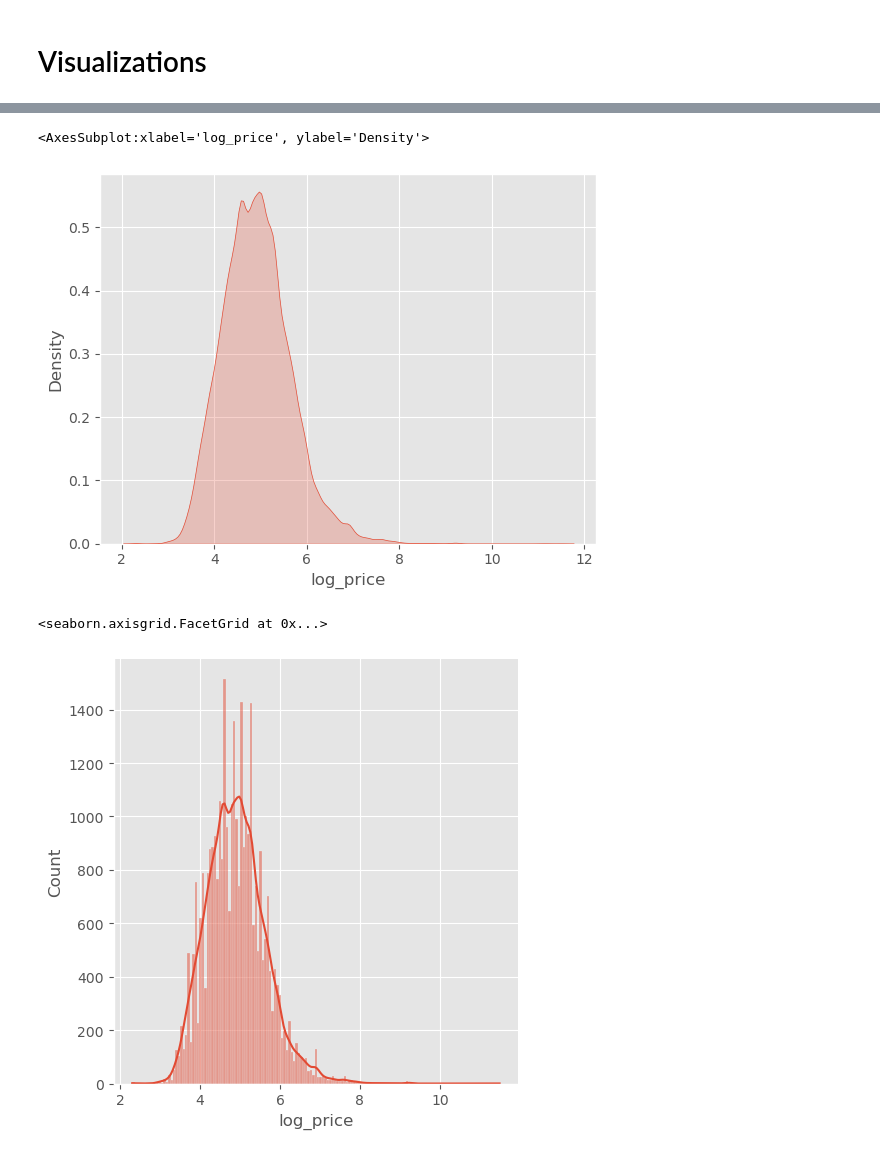
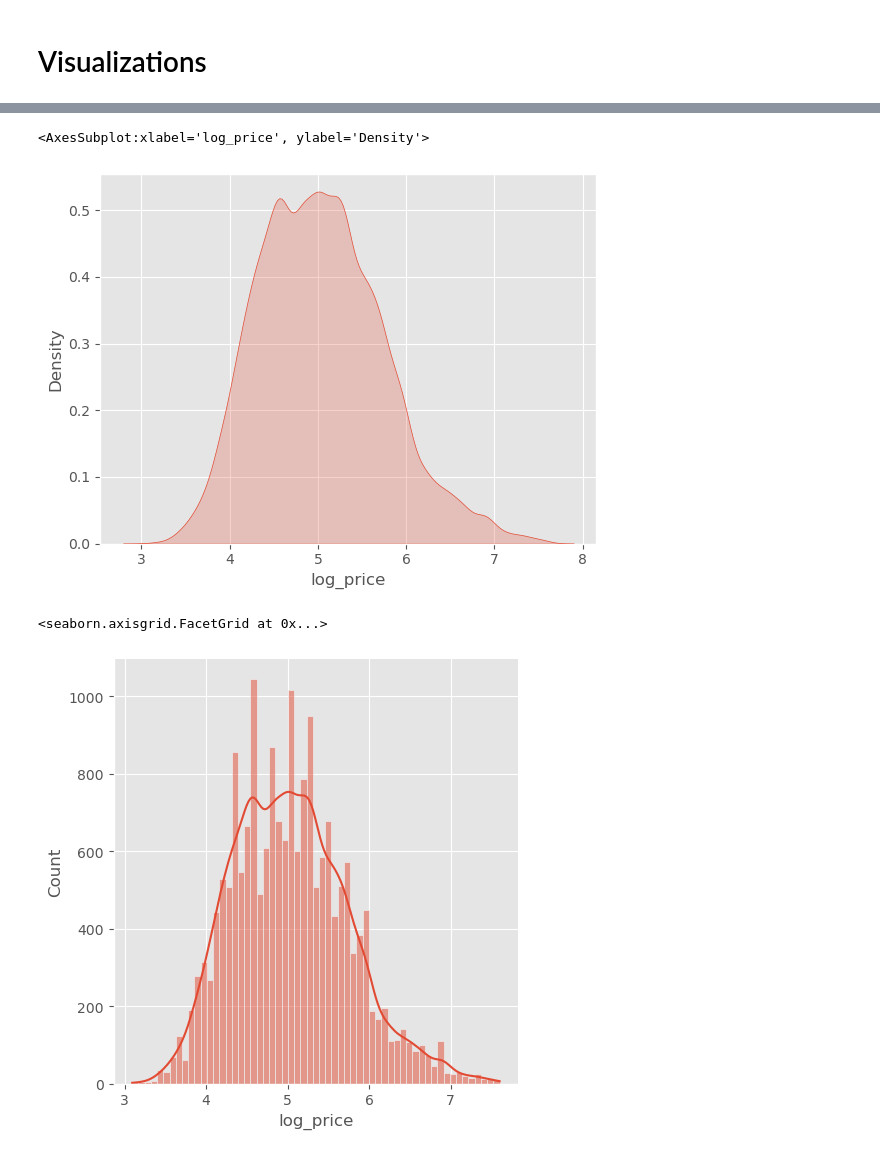
Before and after one commit to liu-roger/data_visualization_project, a Jupyter notebook: visualizations/log_price_histograms.ipynb, the cells around one changed output, grey strips where cells are left out. Saved outputs shown, nothing was run; the diff lists cells and outputs as text; code cells hidden in the pictures.

```diff
--- a/visualizations/log_price_histograms.ipynb
+++ b/visualizations/log_price_histograms.ipynb
@@ -14,14 +16,11 @@ import seaborn as sns
 # %% [markdown]
 # Loading and Preparing Datasets
 # %%
-# Kept the original dataset
-listingsNYC = pd.read_csv('listings.csv', dtype=object)
-
 # Dropping all of the columns which we will not use
-listingsNYC= listingsNYC.drop(['last_review','license','latitude','longitude','host_name'], axis=1)
+# listingsNYC= listingsNYC.drop(['last_review','license','latitude','longitude','host_name'], axis=1)
 
 # Dropping all rows with any 'Nan' values in them
-listingsNYC.dropna(axis=0, how='any', inplace=True)
+# listingsNYC.dropna(axis=0, how='any', inplace=True)
 data_types_dict = {
     'price':'int64',
     'minimum_nights':'int64',
@@ -38,6 +37,6 @@ listingsNYC = listingsNYC.astype(data_types_dict)
 # creating a price per stay (ppn) column with the price and minimim nights columns and rounding to 2 decimal places.
 # This is a float dtype
 listingsNYC['pps'] = (listingsNYC['price'] * listingsNYC['minimum_nights']).round(2)
-listingsNYC['neighbourhood'].unique().shape[0]
-listingsNYC
+df = listingsNYC.copy(deep=True)
+listingsNYC.describe()
 # %% [output]
@@ -57,7 +68,11 @@ listingsNYC
 # %% [markdown]
 ### Removing Outliers
 # %%
-# check for outliers
-describe_df = listingsNYC.describe()
-describe_df
+df = listingsNYC[(listingsNYC['price']<2000) & (listingsNYC['price']>20) & (listingsNYC['minimum_nights'] < 30)]
+df.loc[:,'log_pps']= np.log(df['pps'])
+df.loc[:,'log_price']=np.log(listingsNYC['price'])
+df['is_budget'] = df['log_pps'].apply(lambda x: 1 if x < 6.69864257 else 0)
+df['is_luxury'] = df['log_pps'].apply(lambda x: 1 if x > 6.69864257 else 0)
+
+df
 # %% [output]
@@ -108,10 +112,10 @@ Text(0.5, 1.0, 'Histogram of Price')
 # %%
-sns.kdeplot(listingsNYC['log_price'], fill = True, label = 'Estimated PDF of Log Price')
+sns.kdeplot(df['log_price'], fill = True, label = 'Estimated PDF of Log Price')
 # %% [output]
 <AxesSubplot:xlabel='log_price', ylabel='Density'>
-[figure, old version]
+[figure, new version]
 # %%
-sns.displot((listingsNYC['log_price']), kde=True)
+sns.displot((df['log_price']), kde=True)
 # %% [output]
 <seaborn.axisgrid.FacetGrid at 0x...>
-[figure, old version]
+[figure, new version]
```
Also changed, not shown: parts of 19 cells of this notebook, 3 other files.
